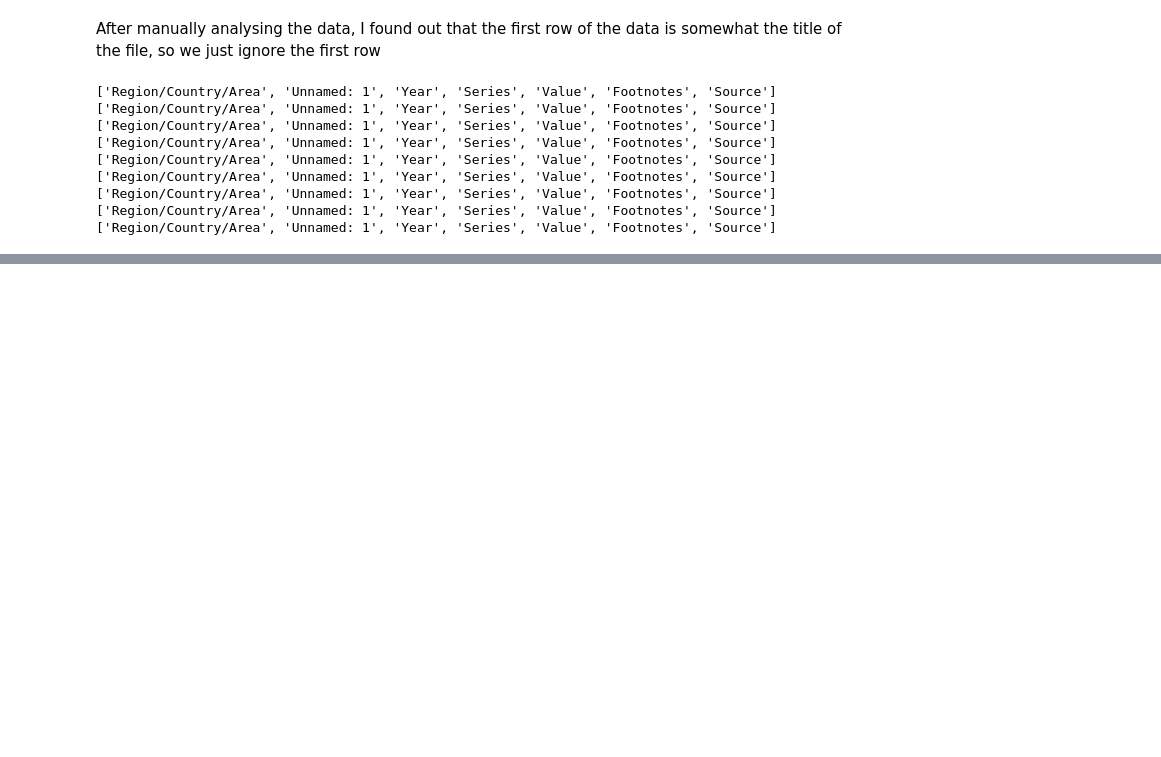
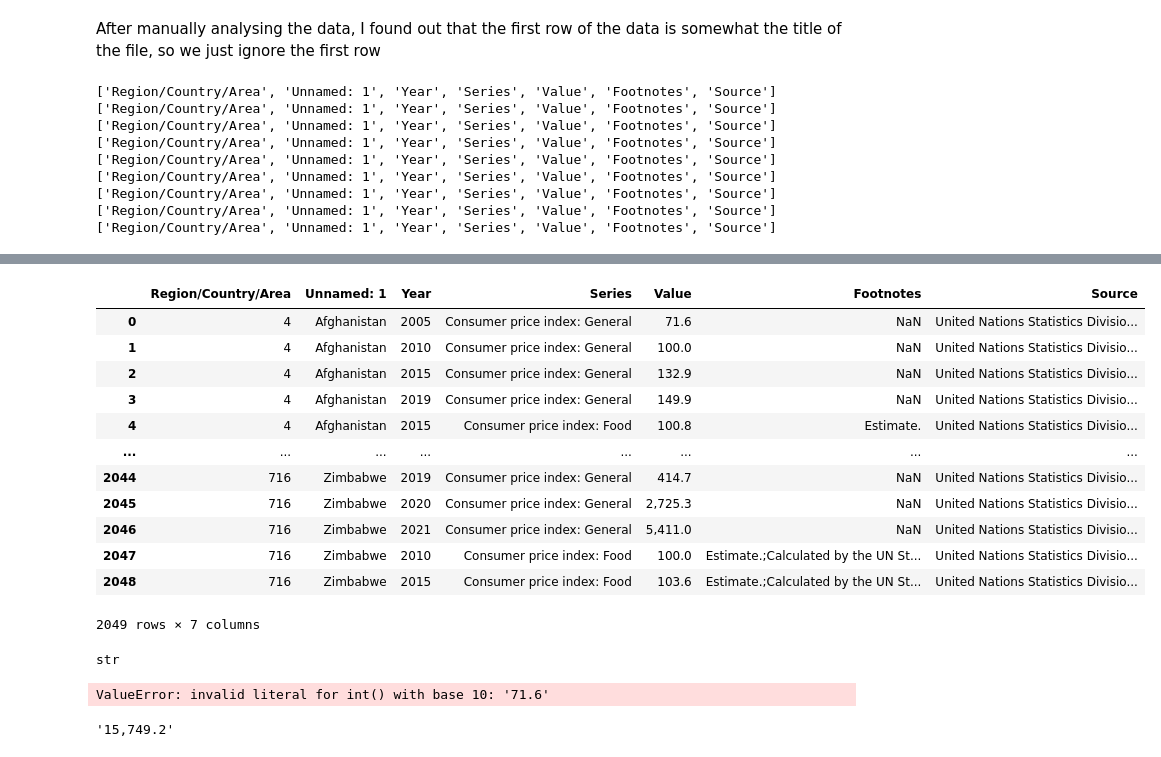
Before and after one commit to viniciushedler/education_impact, a Jupyter notebook: exploratory.ipynb, the cells around one changed output, grey strips where cells are left out. Drawn from its saved outputs; the diff is of its cells as text; code cells hidden in the pictures; blank space fills up the shorter version.

```diff
--- a/exploratory.ipynb
+++ b/exploratory.ipynb
@@ -70,0 +277,6 @@ Correction: actually, the data is formated in a very different way, with the 'co
+# %%
+def delete_comma(data):
+    data = str(data)
+    data = data.replace(',', '')
+    data = float(data)
+    return data
@@ -70,0 +351,29 @@ Correction: actually, the data is formated in a very different way, with the 'co
+# %%
+s = pd.read_csv('data/'+ FILEPATHS['consumer_price_index'], skiprows=1).apply(delete_comma)
+s
+# %% [output]
+|  | Region/Country/Area | Unnamed: 1 | Year | Series | Value | Footnotes | Source |
+| 0 | 4 | Afghanistan | 2005 | Consumer price index: General | 71.6 | NaN | United Nations Statistics Divisio... |
+| 1 | 4 | Afghanistan | 2010 | Consumer price index: General | 100.0 | NaN | United Nations Statistics Divisio... |
+| 2 | 4 | Afghanistan | 2015 | Consumer price index: General | 132.9 | NaN | United Nations Statistics Divisio... |
+| 3 | 4 | Afghanistan | 2019 | Consumer price index: General | 149.9 | NaN | United Nations Statistics Divisio... |
+| 4 | 4 | Afghanistan | 2015 | Consumer price index: Food | 100.8 | Estimate. | United Nations Statistics Divisio... |
+| ... | ... | ... | ... | ... | ... | ... | ... |
+| 2044 | 716 | Zimbabwe | 2019 | Consumer price index: General | 414.7 | NaN | United Nations Statistics Divisio... |
+| 2045 | 716 | Zimbabwe | 2020 | Consumer price index: General | 2,725.3 | NaN | United Nations Statistics Divisio... |
+| 2046 | 716 | Zimbabwe | 2021 | Consumer price index: General | 5,411.0 | NaN | United Nations Statistics Divisio... |
+| 2047 | 716 | Zimbabwe | 2010 | Consumer price index: Food | 100.0 | Estimate.;Calculated by the UN St... | United Nations Statistics Divisio... |
+| 2048 | 716 | Zimbabwe | 2015 | Consumer price index: Food | 103.6 | Estimate.;Calculated by the UN St... | United Nations Statistics Divisio... |
+2049 rows × 7 columns
+# %%
+type(s['Value'][1743])
+# %% [output]
+str
+# %%
+int(s[0])
+# %% [output]
+ValueError: invalid literal for int() with base 10: '71.6'
+# %%
+s[1743]
+# %% [output]
+'15,749.2'
```
Also changed, not shown: parts of 22 cells of this notebook, 2 other files.
